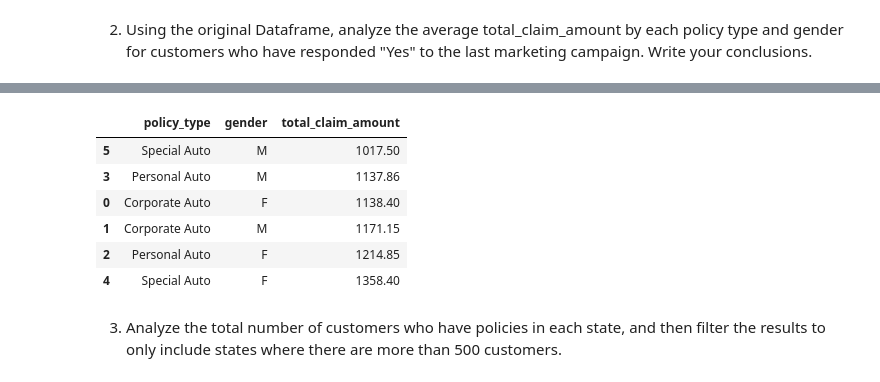
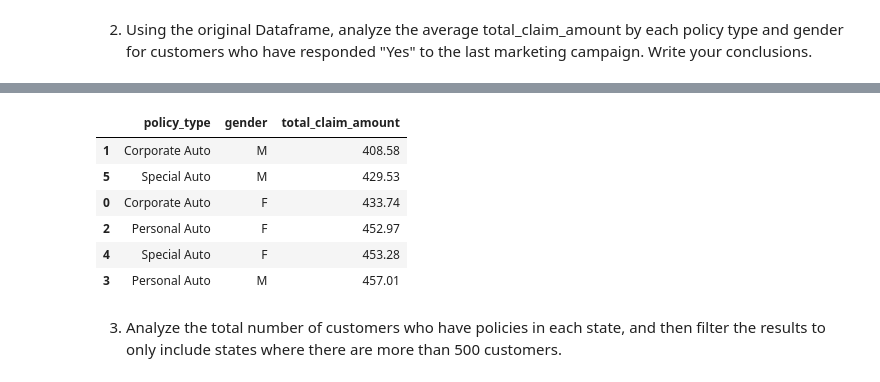
Before and after one commit to data-bootcamp-v4/lab-dw-data-aggregation-and-filtering, a Jupyter notebook: lab-dw-aggregating.ipynb, the cells around one changed output, grey strips where cells are left out. Saved outputs shown, nothing was run; the diff lists cells and outputs as text; code cells hidden in the pictures.

```diff
--- a/lab-dw-aggregating.ipynb
+++ b/lab-dw-aggregating.ipynb
@@ -49,18 +66,35 @@ df
 # %%
-df2 = (df[df["response"].str.lower() == "yes"].groupby(["policy_type", "gender"])["total_claim_amount"]
+df2 = pd.read_csv('https://raw.githubusercontent.com/data-bootcamp-v4/data/main/marketing_customer_analysis.csv')
+def standardize_columns(df2):
+    df2.columns = (
+        df2.columns.str.strip()
+            .str.lower()
+            .str.replace(r"\s", "_", regex=True)
+    )
+    return df2
+df2 = standardize_columns(df2)
+
+df2.dropna(how='all', inplace=True)
+df2.dropna(axis=1, how='all', inplace=True)
+
+df2[df2.select_dtypes(include='float').columns] = df2.select_dtypes(include='float').round(2)
+
+df2.drop('unnamed:_0', axis=1, inplace=True)
+
+df2 = (df2[df2["response"].str.lower() == "yes"].groupby(["policy_type", "gender"])["total_claim_amount"]
         .mean()
         .round(2)
         .reset_index()
         .sort_values(by="total_claim_amount", ascending=True))
 df2
 # %% [output]
 |  | policy_type | gender | total_claim_amount |
-| 5 | Special Auto | M | 1017.50 |
-| 3 | Personal Auto | M | 1137.86 |
-| 0 | Corporate Auto | F | 1138.40 |
-| 1 | Corporate Auto | M | 1171.15 |
-| 2 | Personal Auto | F | 1214.85 |
-| 4 | Special Auto | F | 1358.40 |
+| 1 | Corporate Auto | M | 408.58 |
+| 5 | Special Auto | M | 429.53 |
+| 0 | Corporate Auto | F | 433.74 |
+| 2 | Personal Auto | F | 452.97 |
+| 4 | Special Auto | F | 453.28 |
+| 3 | Personal Auto | M | 457.01 |
 # %% [markdown]
 3. Analyze the total number of customers who have policies in each state, and then filter the results to only include states where there are more than 500 customers.
 # %%
```
Also changed, not shown: parts of 1 cell of this notebook.
